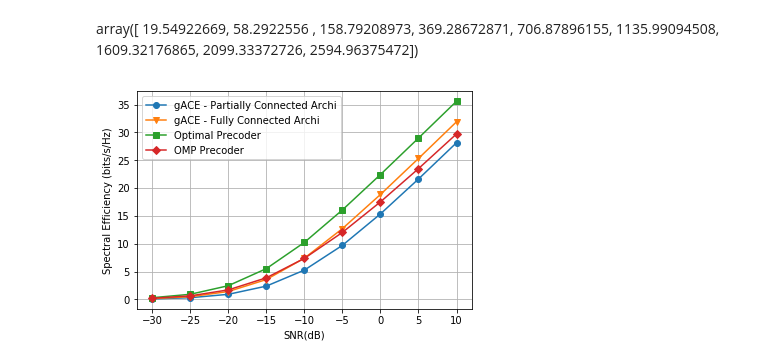
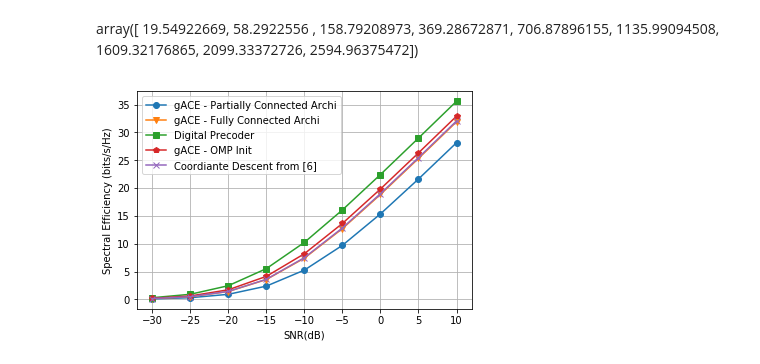
Before and after one commit to dienhoa/Cross-Entropy-Beamforming, a Jupyter notebook: cross entropy beamforming-partial connected.ipynb, the cells around one changed output. Drawn from its saved outputs; the diff is of its cells as text; code cells hidden in the pictures.

```diff
--- a/cross entropy beamforming-partial connected.ipynb
+++ b/cross entropy beamforming-partial connected.ipynb
@@ -546,21 +585,24 @@ sum_digital_rate = np.array([  1.59151382,   4.67524429,  12.36836586,  27.68981
 sum_rate_CE_OMP = np.array([  1.05497188,   3.16202751,   8.718125  ,  20.75158987,
         41.07679319,  68.25812854,  99.18205758, 131.62253347,
        164.58955784])
+sum_rate_coordiante_descent = np.array([ 0.16609992,  0.50635606,  1.44755711,  3.62588512,  7.50916101,
+       12.8508677 , 18.9981428 , 25.4733022 , 32.06249374])
 # %%
 plt.plot(SNR_dB, sum_rate_CE_PC/5, marker='o', label='gACE - Partially Connected Archi')
 plt.plot(SNR_dB, sum_rate_CE_FC/2, marker='v',label='gACE - Fully Connected Archi')
-plt.plot(SNR_dB, sum_digital_rate/5,marker='s', label='Optimal Precoder')
-# plt.plot(SNR_dB, sum_rate_CE_OMP/5,marker='p', label='gACE - OMP Init')
-plt.plot(SNR_dB, OMP,marker='D', label='OMP Precoder')
+plt.plot(SNR_dB, sum_digital_rate/5,marker='s', label='Digital Precoder')
+plt.plot(SNR_dB, sum_rate_CE_OMP/5,marker='p', label='gACE - OMP Init')
+# plt.plot(SNR_dB, OMP,marker='D', label='OMP Precoder')
 # plt.plot(SNR_dB, quan_OMP, label='quan_OMP')
 # plt.plot(SNR_dB, (sum_rate_CE_FC-sum_rate_CE_PC)/5, label='FC')
+plt.plot(SNR_dB, sum_rate_coordiante_descent,marker='x', label='Coordiante Descent from [6]')
 plt.legend(loc='upper left')
 plt.xlabel('SNR(dB)')
 plt.ylabel('Spectral Efficiency (bits/s/Hz)')
 plt.grid()
 plt.show()
 # %% [output]
-[figure, old version]
+[figure, new version]
 # %%
 model['Wopt'] = mat['Wopt']
 model['Fopt'] = mat['Fopt']
```
Also changed, not shown: parts of 12 cells of this notebook, 1 other file.
